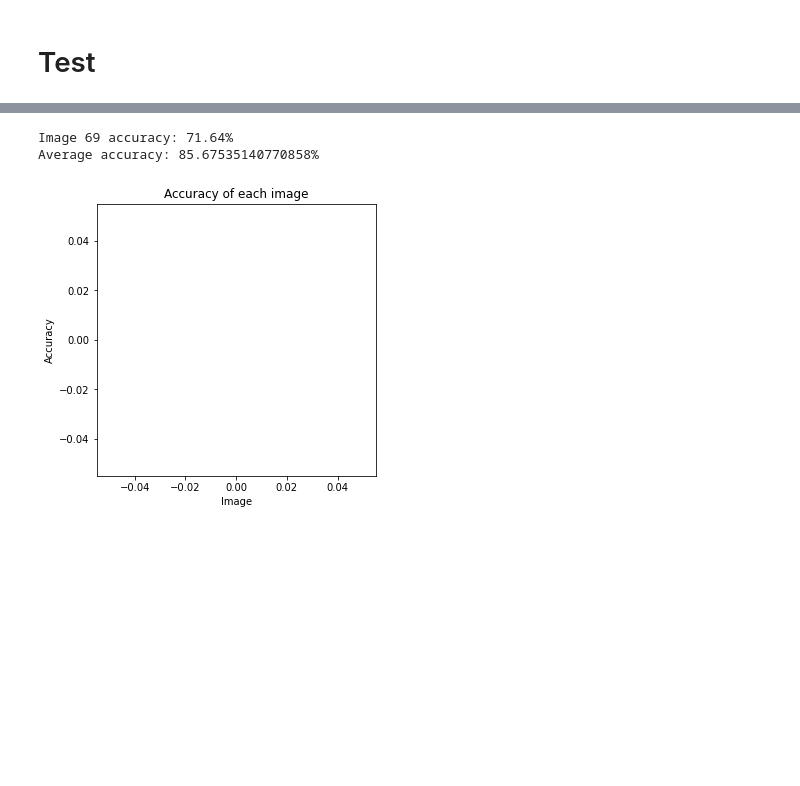
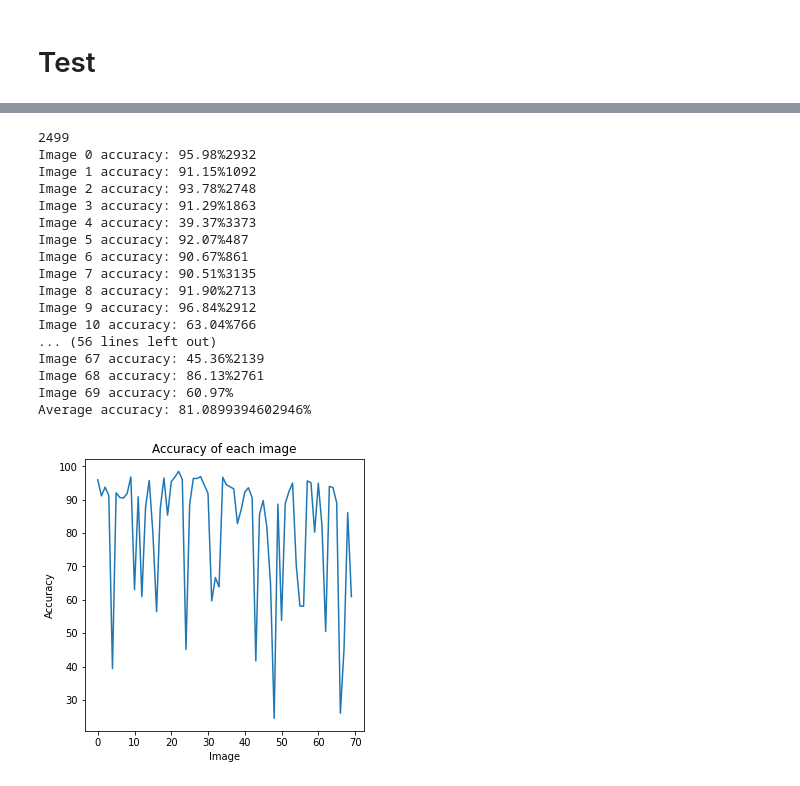
Before and after one commit to chengboon-utar/mini-project, a Jupyter notebook: test.ipynb, the cells around one changed output, grey strips where cells are left out. Saved outputs shown, nothing was run; the diff lists cells and outputs as text; code cells hidden in the pictures; blank space fills up the shorter version.

```diff
--- a/test.ipynb
+++ b/test.ipynb
@@ -172,6 +356,7 @@ idx = 1071
 ## HSV Hue and Saturation Thresholding
 # %%
 def hsv_threshold(hsv):
+    hsv = hsv_equalize(hsv)
     h, s, v = cv.split(hsv)
 
     _, h_thresh = cv.threshold(h, 0, 255, cv.THRESH_BINARY + cv.THRESH_OTSU)
@@ -185,10 +370,9 @@ def hsv_threshold(hsv):
     # thresh = cv.dilate(thresh, np.ones((12, 12), np.uint8), iterations=1)
     # thresh = cv.morphologyEx(thresh, cv.MORPH_CLOSE, np.ones((15, 15), np.uint8))
     # thresh = cv.bitwise_not(thresh)
-
     return thresh
 
-img = random_img()[1]
+img = random_img(1863)[1]
 img = cv.resize(img, (500, 500))
 plot(cv.cvtColor(img, cv.COLOR_BGR2RGB))
 hsv = cv.cvtColor(img, cv.COLOR_BGR2HSV)
@@ -356,0 +549,20 @@ Area and ratio of predicted box: 97152 and 0.7840909090909091
+# %%
+filename = '027_0012.png'
+img = cv.imread('test/' + filename)
+
+# img = hsv_equalize(img)
+
+testBox, test = test_box(filename)
+plot(test, 'Test')
+
+start = time.perf_counter()
+
+predBox, pred = pred_box(img)
+
+end = time.perf_counter()
+iou = intersection_over_union(predBox, testBox)
+
+print(f'time:\t\t{round((end - start) * 1000, 2)} ms')
+print(f'Accuracy:\t{round(iou, 2)}%')
+
+plot(pred, 'Predict')
@@ -386,38 +612,64 @@ filename = [f for f in os.listdir(test_path) if os.path.isfile(os.path.join(test
 
 # get x1, y1, x2, y2 of each image
 test_data = pd.DataFrame(columns=['filename', 'x1', 'y1', 'x2', 'y2'])
 for i in range(len(filename)):
+    idx = data[data['filename'] == filename[i]].index[0]
     img = cv.imread(test_path + filename[i])
     height, width = img.shape[:2]
-    x, y, w, h = data.iloc[i]['x1'], data.iloc[i]['y1'], data.iloc[i]['x2'] - data.iloc[i]['x1'], data.iloc[i]['y2'] - data.iloc[i]['y1']
+    x, y, w, h = data.iloc[idx]['x1'], data.iloc[idx]['y1'], data.iloc[idx]['x2'] - data.iloc[idx]['x1'], data.iloc[idx]['y2'] - data.iloc[idx]['y1']
     x, w = int(x * 500 / width), int(w * 500 / width)
     y, h = int(y * 500 / height), int(h * 500 / height)
     test_data.loc[i] = [filename[i], x, y, x+w, y+h]
 
 test_images = []
 for i in range(len(test_data)):
     img = cv.imread(test_path + test_data.iloc[i]['filename'])
     test_images.append(img)
 
 
 # get accuracy of each image
 test_accuracy = []
 for i in range(len(test_data)):
+    idx = data[data['filename'] == test_data.iloc[i]['filename']].index[0]
+    # print(idx)
     pred, p = pred_box(test_images[i])
     test, t = test_box(test_data.iloc[i]['filename'])
-    accuracy.append(intersection_over_union(pred, test))
+    test_accuracy.append(intersection_over_union(pred, test))
     sys.stdout.write('\r')
-    sys.stdout.write('Image {} accuracy: {:.2f}%'.format(i, accuracy[i]))
+    sys.stdout.write('Image {} accuracy: {:.2f}%'.format(i, test_accuracy[i]))
     sys.stdout.flush()
-print(f'\nAverage accuracy: {np.mean(accuracy)}%')
+print(f'\nAverage accuracy: {np.mean(test_accuracy)}%')
 
 # plot accuracy of each image
-plt.plot(np.sort(test_accuracy))
+plt.plot((test_accuracy))
 plt.title('Accuracy of each image')
 plt.xlabel('Image')
 plt.ylabel('Accuracy')
 plt.show()
+
+# sum of count of images with accuracy > 50%
+count = 0
+for i in range(len(test_accuracy)):
+    if test_accuracy[i] < 80:
+        print(i, end=' ', flush=True)
+        print(test_data.iloc[i]['filename'], end=" ", flush=True)
+        print(test_accuracy[i])
 # %% [output]
-Image 69 accuracy: 71.64%
-Average accuracy: 85.67535140770858%
+2499
+Image 0 accuracy: 95.98%2932
+Image 1 accuracy: 91.15%1092
+Image 2 accuracy: 93.78%2748
+Image 3 accuracy: 91.29%1863
+Image 4 accuracy: 39.37%3373
+Image 5 accuracy: 92.07%487
+Image 6 accuracy: 90.67%861
+Image 7 accuracy: 90.51%3135
+Image 8 accuracy: 91.90%2713
+Image 9 accuracy: 96.84%2912
+Image 10 accuracy: 63.04%766
+... (56 lines left out)
+Image 67 accuracy: 45.36%2139
+Image 68 accuracy: 86.13%2761
+Image 69 accuracy: 60.97%
+Average accuracy: 81.0899394602946%
-[figure, old version]
+[figure, new version]
```
Also changed, not shown: parts of 25 cells of this notebook.
